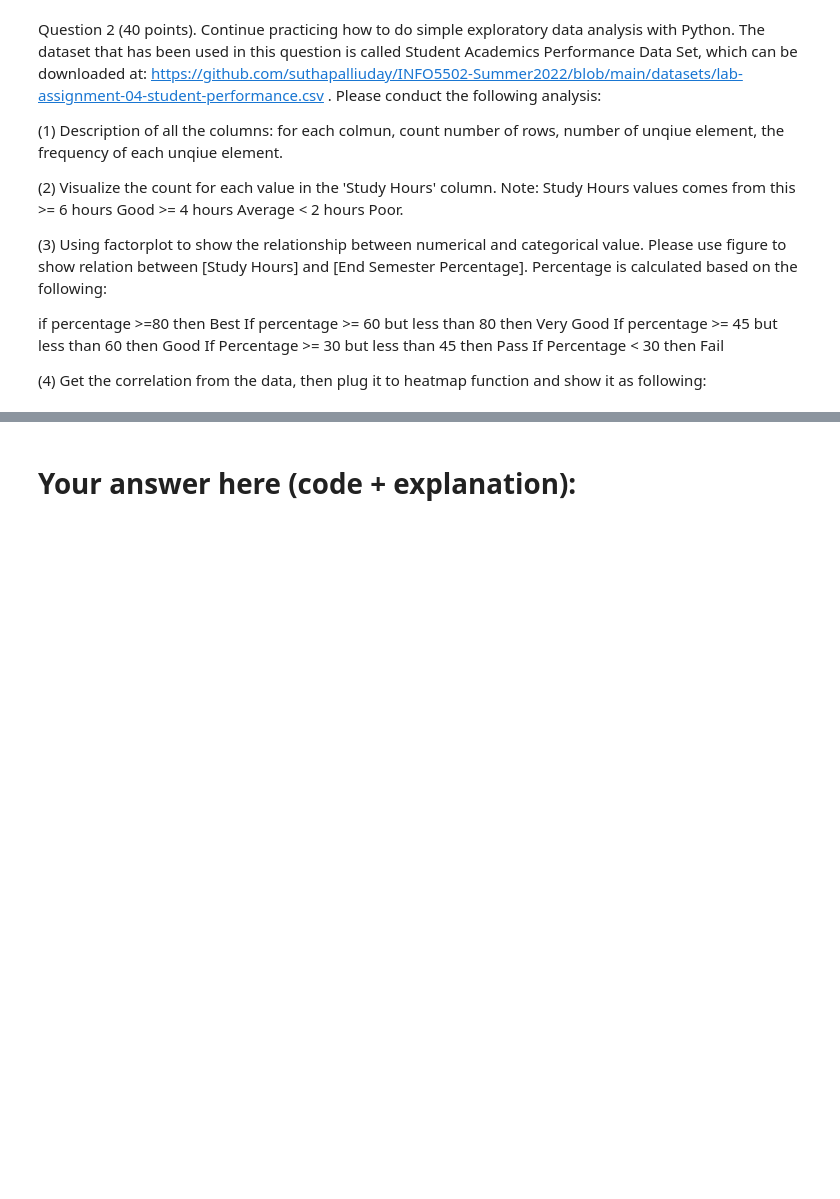
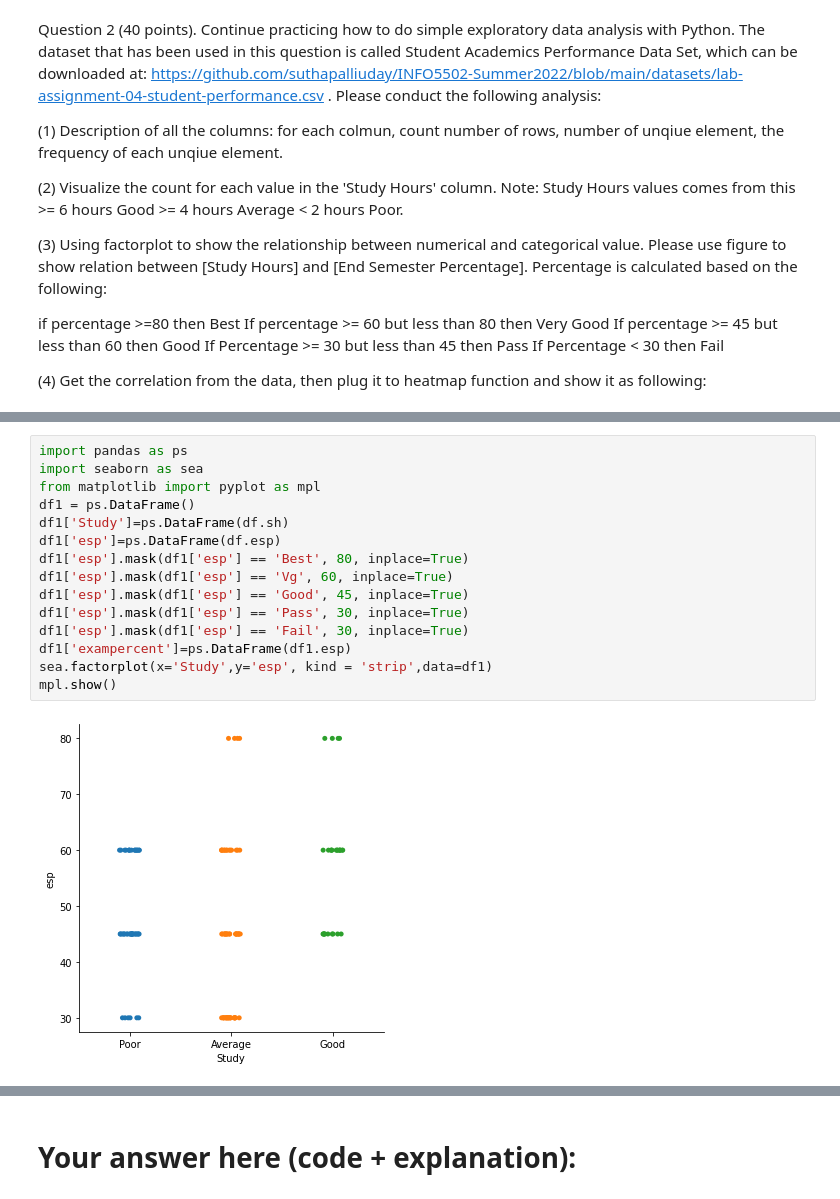
Before and after one commit to SYAMINILINGAMPALLI/SYAMINI_INFO5502_SPRING2022, a Jupyter notebook: lab_assignment_04.ipynb, the cells around one changed output, grey strips where cells are left out. Drawn from its saved outputs; the diff is of its cells as text; blank space fills up the shorter version.

```diff
--- a/lab_assignment_04.ipynb
+++ b/lab_assignment_04.ipynb
@@ -78,0 +208,17 @@ If Percentage < 30 then Fail
+# %%
+import pandas as ps
+import seaborn as sea
+from matplotlib import pyplot as mpl
+df1 = ps.DataFrame()
+df1['Study']=ps.DataFrame(df.sh)
+df1['esp']=ps.DataFrame(df.esp)
+df1['esp'].mask(df1['esp'] == 'Best', 80, inplace=True)
+df1['esp'].mask(df1['esp'] == 'Vg', 60, inplace=True)
+df1['esp'].mask(df1['esp'] == 'Good', 45, inplace=True)
+df1['esp'].mask(df1['esp'] == 'Pass', 30, inplace=True)
+df1['esp'].mask(df1['esp'] == 'Fail', 30, inplace=True)
+df1['exampercent']=ps.DataFrame(df1.esp)
+sea.factorplot(x='Study',y='esp', kind = 'strip',data=df1)
+mpl.show()
+# %% [output]
+[figure, added]
```
Also changed, not shown: parts of 10 cells of this notebook.
